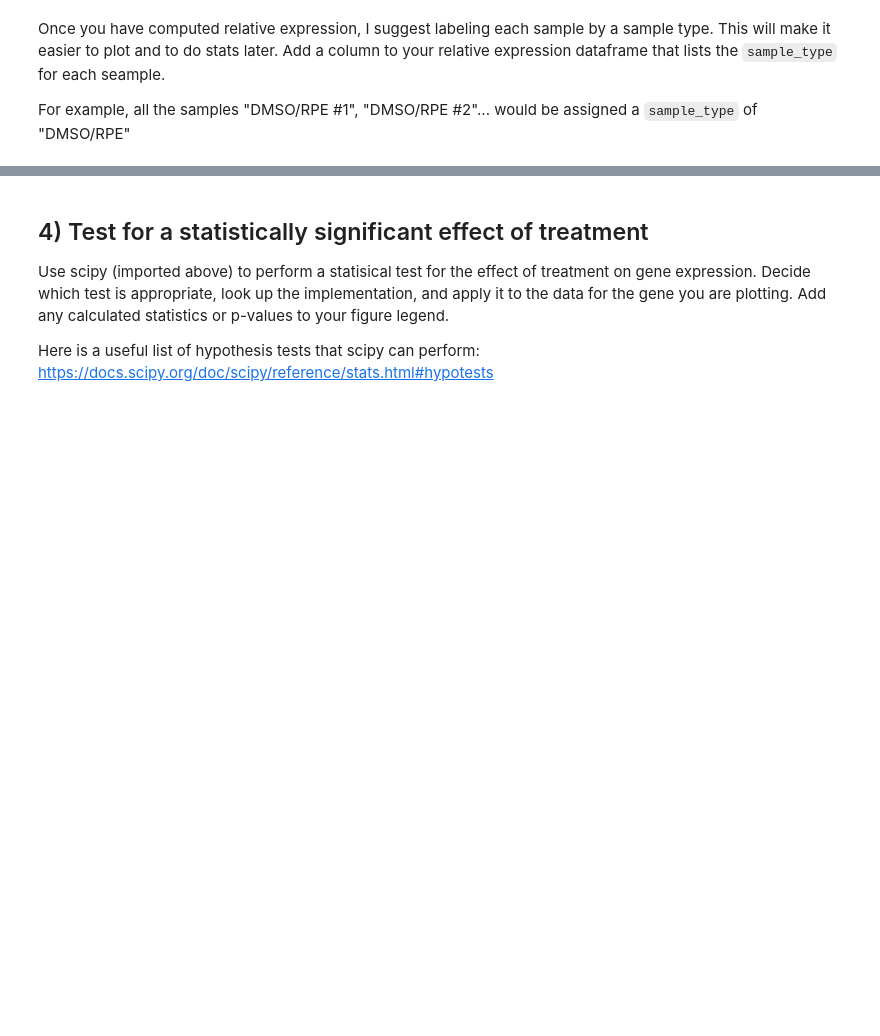
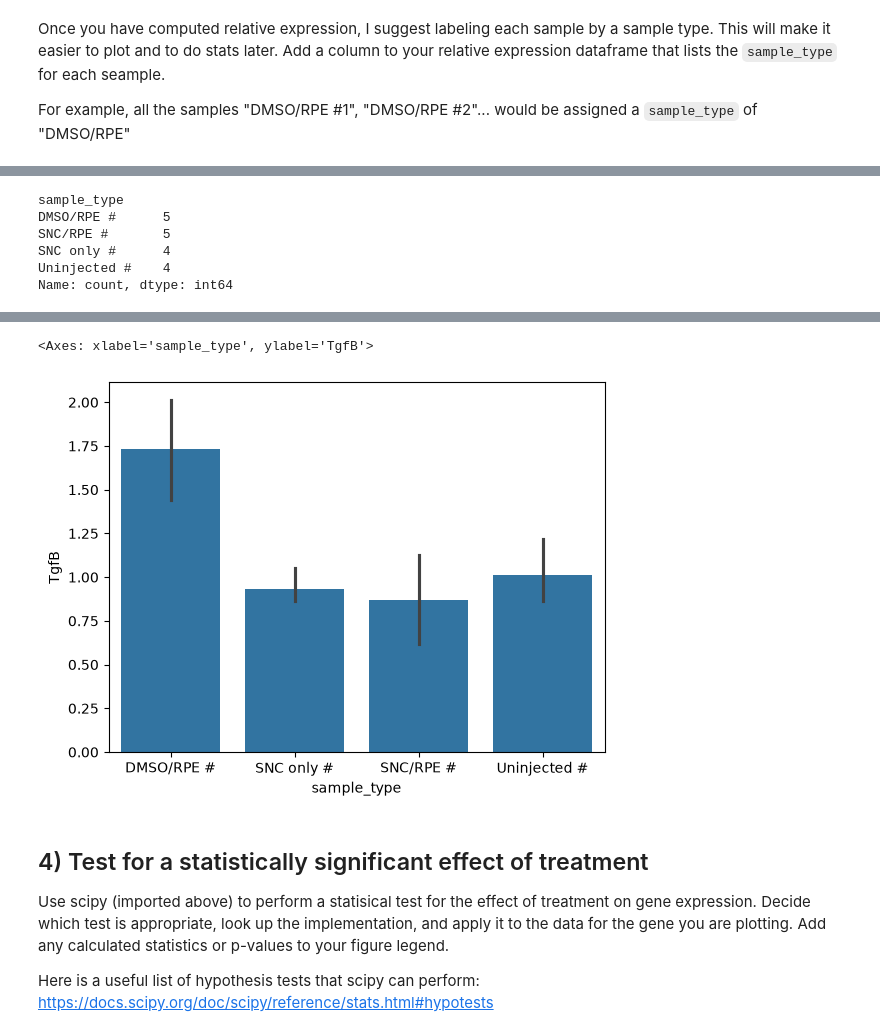
Before and after one commit to avaireem/ABIO588, a Jupyter notebook: miniproject_1_blank.ipynb, the cells around one changed output, grey strips where cells are left out. Drawn from its saved outputs; the diff is of its cells as text; code cells hidden in the pictures; blank space fills up the shorter version.

```diff
--- a/miniproject_1_blank.ipynb
+++ b/miniproject_1_blank.ipynb
@@ -94,0 +101,3 @@ print(df_avg)
+# %%
+delta_ct = aggregated_ct.sub(aggregated_ct['Gapdh'], axis=0)
+print(delta_ct)
@@ -102,0 +126,5 @@ KeyError: 'Genes'
+# %%
+control_rows = delta_ct.filter(like='Uninjected', axis=0)
+control_mean = control_rows.mean()
+dd_ct = delta_ct.sub(control_mean, axis=1)
+print(dd_ct)
@@ -102,0 +149,3 @@ KeyError: 'Genes'
+# %%
+relative_expression = 2 ** (-dd_ct)
+print(relative_expression)
@@ -104,3 +171,6 @@ KeyError: 'Genes'
 Once you have computed relative expression, I suggest labeling each sample by a sample type. This will make it easier to plot and to do stats later. Add a column to your relative expression dataframe that lists the `sample_type` for each seample.
 
 For example, all the samples "DMSO/RPE #1", "DMSO/RPE #2"... would be assigned a `sample_type` of "DMSO/RPE"
+# %%
+relative_expression['sample_type'] = relative_expression.index.str.replace(r'[\s_-]*\d+$', '', regex=True)
+print(relative_expression)
@@ -107,3 +195,12 @@ For example, all the samples "DMSO/RPE #1", "DMSO/RPE #2"... would be assigned a
+# %%
+print(relative_expression['sample_type'].value_counts())
+# %% [output]
+sample_type
+DMSO/RPE #      5
+SNC/RPE #       5
+SNC only #      4
+Uninjected #    4
+Name: count, dtype: int64
 # %% [markdown]
 ## 3) Reproduce a figure in the paper
 Look up the documentation for seaborn **barplot** to reproduce one of the panels from Figure 4B or C in the paper using the dataframe **relative_quantity**
@@ -111,6 +208,12 @@ Look up the documentation for seaborn **barplot** to reproduce one of the panels
 https://journals.plos.org/plosone/article?id=10.1371/journal.pone.0243626
 
 ![image.png](attachment:5b69870a-d03b-4173-a35e-7052ad1d7a02.png)
+# %%
+relative_quantity = relative_expression
+sns.barplot(data=relative_quantity, x='sample_type', y='TgfB')
+# %% [output]
+<Axes: xlabel='sample_type', ylabel='TgfB'>
+[figure, added]
 # %% [markdown]
 ## 4) Test for a statistically significant effect of treatment
 Use scipy (imported above) to perform a statisical test for the effect of treatment on gene expression. Decide which test is appropriate, look up the implementation, and apply it to the data for the gene you are plotting. Add any calculated statistics or p-values to your figure legend.
```
Also changed, not shown: parts of 8 cells of this notebook.
